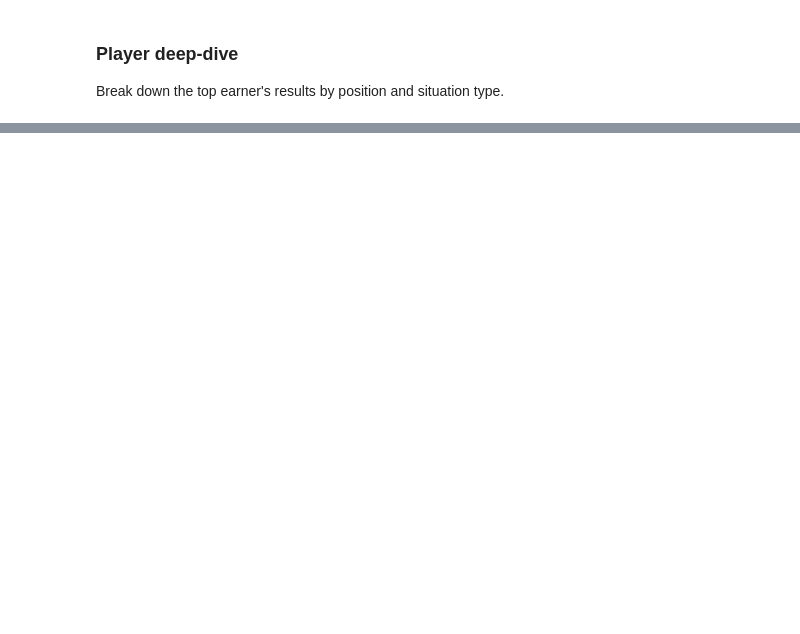
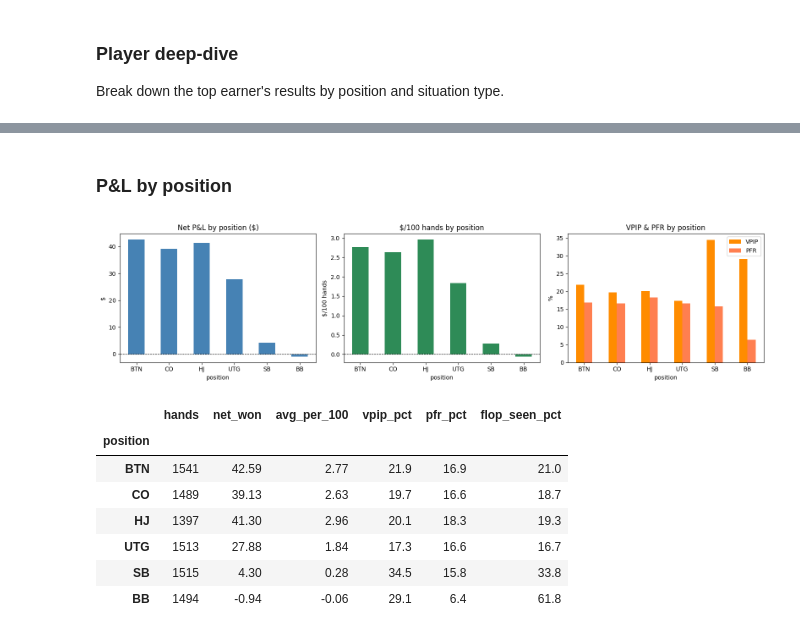
Before and after one commit to ScottBorland/Poker-Dataset-Analysis, a Jupyter notebook: notebooks/exploration.ipynb, the cells around one changed output, grey strips where cells are left out. Cells and saved outputs as stored; diff of their text form; code cells hidden in the pictures; blank space fills up the shorter version.

```diff
--- a/notebooks/exploration.ipynb
+++ b/notebooks/exploration.ipynb
@@ -450,0 +537,53 @@ Break down the top earner's results by position and situation type.
+# %% [markdown]
+### P&L by position
+# %%
+
+# --- P&L by position ---
+POS_ORDER = ['BTN', 'CO', 'HJ', 'UTG', 'SB', 'BB']
+pos_stats = pd.read_sql("""
+    SELECT position,
+           COUNT(*)                                    hands,
+           ROUND(SUM(net_won), 2)                      net_won,
+           AVG(net_won)                                avg_per_hand,
+           ROUND(100.0 * SUM(vpip)     / COUNT(*), 1)  vpip_pct,
+           ROUND(100.0 * SUM(pfr)      / COUNT(*), 1)  pfr_pct,
+           ROUND(100.0 * SUM(saw_flop) / COUNT(*), 1)  flop_seen_pct
+    FROM player_hands
+    WHERE player_id = 'ScottyWotty' AND venue = '888poker'
+    GROUP BY position
+""", con).set_index('position').reindex(POS_ORDER)
+pos_stats['avg_per_100'] = (pos_stats['avg_per_hand'] * 100).round(2)
+
+fig, axes = plt.subplots(1, 3, figsize=(16, 4))
+
+pos_stats['net_won'].plot(
+    kind='bar', ax=axes[0], color='steelblue', title='Net P&L by position ($)')
+axes[0].axhline(0, color='black', lw=0.8, ls='--')
+axes[0].set_ylabel('$')
+axes[0].tick_params(axis='x', rotation=0)
+
+pos_stats['avg_per_100'].plot(
+    kind='bar', ax=axes[1], color='seagreen', title='$/100 hands by position')
+axes[1].axhline(0, color='black', lw=0.8, ls='--')
+axes[1].set_ylabel('$/100 hands')
+axes[1].tick_params(axis='x', rotation=0)
+
+pos_stats[['vpip_pct', 'pfr_pct']].plot(
+    kind='bar', ax=axes[2], color=['darkorange', 'coral'], title='VPIP & PFR by position')
+axes[2].set_ylabel('%')
+axes[2].tick_params(axis='x', rotation=0)
+axes[2].legend(['VPIP', 'PFR'])
+
+plt.tight_layout()
+plt.show()
+display(pos_stats[['hands', 'net_won', 'avg_per_100', 'vpip_pct', 'pfr_pct', 'flop_seen_pct']])
+# %% [output]
+[figure, added]
+|  | hands | net_won | avg_per_100 | vpip_pct | pfr_pct | flop_seen_pct |
+| position |  |  |  |  |  |  |
+| BTN | 1541 | 42.59 | 2.77 | 21.9 | 16.9 | 21.0 |
+| CO | 1489 | 39.13 | 2.63 | 19.7 | 16.6 | 18.7 |
+| HJ | 1397 | 41.30 | 2.96 | 20.1 | 18.3 | 19.3 |
+| UTG | 1513 | 27.88 | 1.84 | 17.3 | 16.6 | 16.7 |
+| SB | 1515 | 4.30 | 0.28 | 34.5 | 15.8 | 33.8 |
+| BB | 1494 | -0.94 | -0.06 | 29.1 | 6.4 | 61.8 |
```
Also changed, not shown: parts of 20 cells of this notebook, 9 other files.
